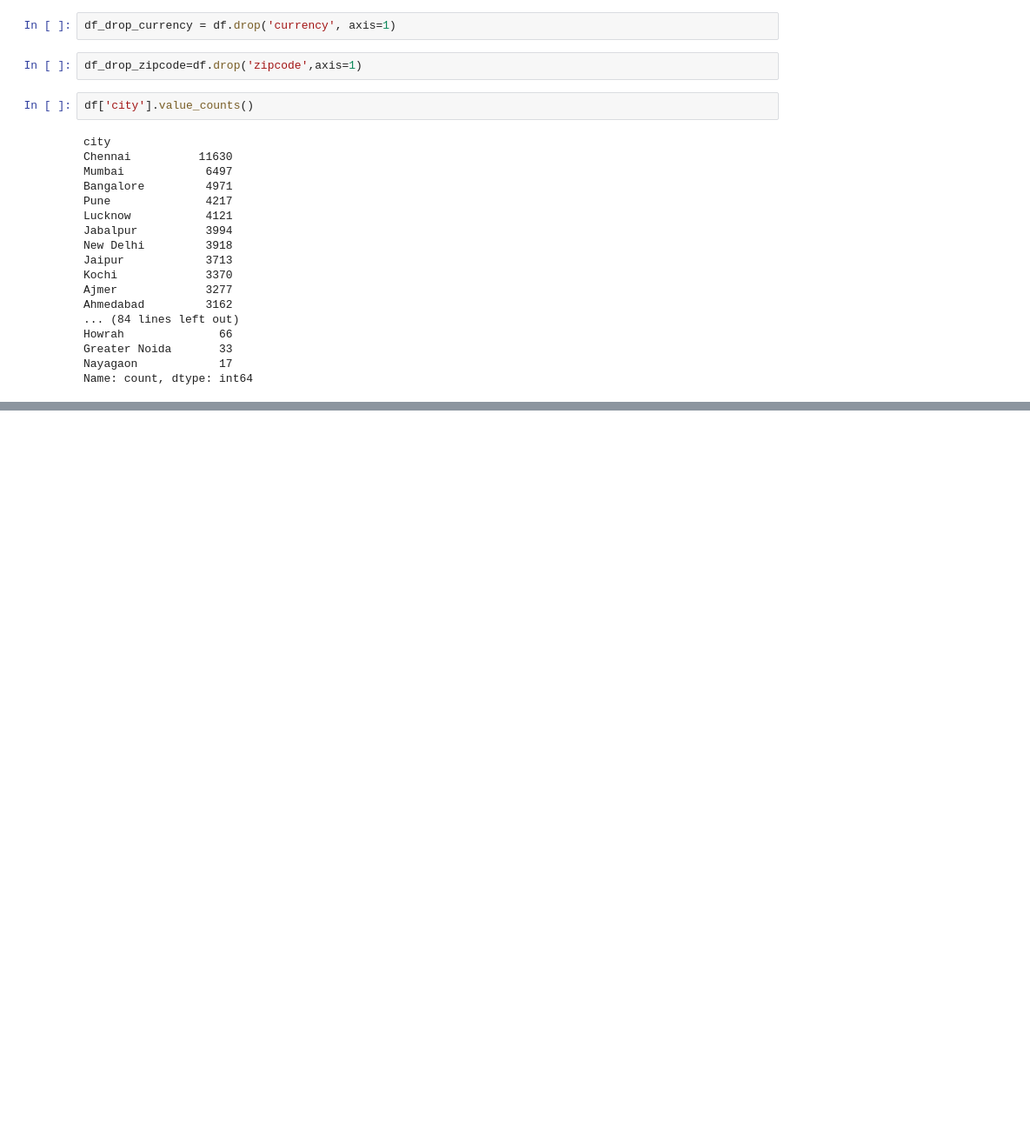
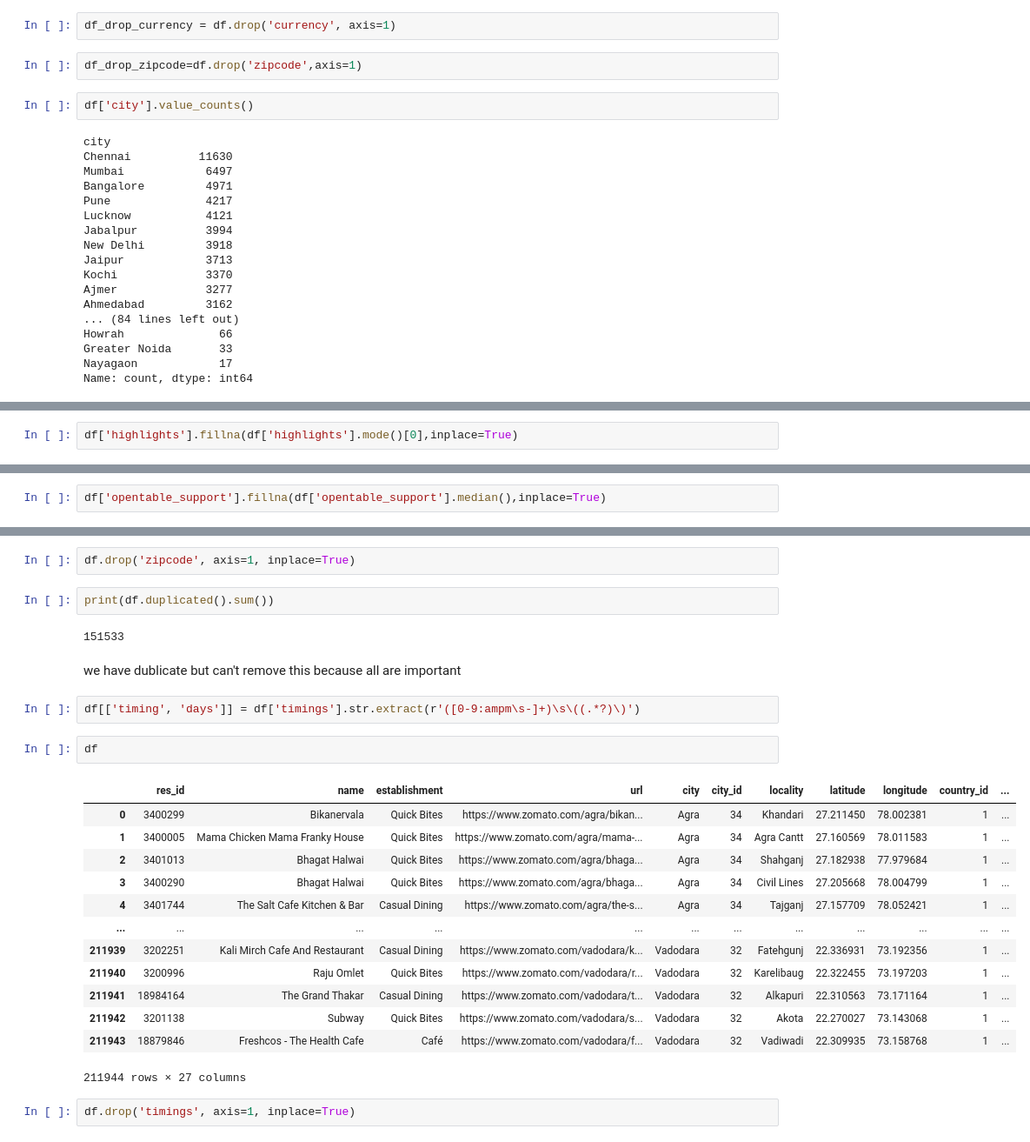
Before and after one commit to Avinash174/DataScience, a Jupyter notebook: python/project/zomato_eda.ipynb, the cells around one changed output, grey strips where cells are left out. Shown at 87% size. Saved outputs shown, nothing was run; the diff lists cells and outputs as text; blank space fills up the shorter version.

```diff
--- a/python/project/zomato_eda.ipynb
+++ b/python/project/zomato_eda.ipynb
@@ -183,0 +327,2 @@ Name: count, dtype: int64
+# %%
+df['highlights'].fillna(df['highlights'].mode()[0],inplace=True)
@@ -183,0 +333,2 @@ Name: count, dtype: int64
+# %%
+df['opentable_support'].fillna(df['opentable_support'].median(),inplace=True)
@@ -183,0 +379,28 @@ Name: count, dtype: int64
+# %%
+df.drop('zipcode', axis=1, inplace=True)
+# %%
+print(df.duplicated().sum())
+# %% [output]
+151533
+# %% [markdown]
+we have dublicate but can't remove this because all are important
+# %%
+df[['timing', 'days']] = df['timings'].str.extract(r'([0-9:ampm\s-]+)\s\((.*?)\)')
+# %%
+df
+# %% [output]
+|  | res_id | name | establishment | url | city | city_id | locality | latitude | longitude | country_id | ... |
+| 0 | 3400299 | Bikanervala | Quick Bites | https://www.zomato.com/agra/bikan... | Agra | 34 | Khandari | 27.211450 | 78.002381 | 1 | ... |
+| 1 | 3400005 | Mama Chicken Mama Franky House | Quick Bites | https://www.zomato.com/agra/mama-... | Agra | 34 | Agra Cantt | 27.160569 | 78.011583 | 1 | ... |
+| 2 | 3401013 | Bhagat Halwai | Quick Bites | https://www.zomato.com/agra/bhaga... | Agra | 34 | Shahganj | 27.182938 | 77.979684 | 1 | ... |
+| 3 | 3400290 | Bhagat Halwai | Quick Bites | https://www.zomato.com/agra/bhaga... | Agra | 34 | Civil Lines | 27.205668 | 78.004799 | 1 | ... |
+| 4 | 3401744 | The Salt Cafe Kitchen & Bar | Casual Dining | https://www.zomato.com/agra/the-s... | Agra | 34 | Tajganj | 27.157709 | 78.052421 | 1 | ... |
+| ... | ... | ... | ... | ... | ... | ... | ... | ... | ... | ... | ... |
+| 211939 | 3202251 | Kali Mirch Cafe And Restaurant | Casual Dining | https://www.zomato.com/vadodara/k... | Vadodara | 32 | Fatehgunj | 22.336931 | 73.192356 | 1 | ... |
+| 211940 | 3200996 | Raju Omlet | Quick Bites | https://www.zomato.com/vadodara/r... | Vadodara | 32 | Karelibaug | 22.322455 | 73.197203 | 1 | ... |
+| 211941 | 18984164 | The Grand Thakar | Casual Dining | https://www.zomato.com/vadodara/t... | Vadodara | 32 | Alkapuri | 22.310563 | 73.171164 | 1 | ... |
+| 211942 | 3201138 | Subway | Quick Bites | https://www.zomato.com/vadodara/s... | Vadodara | 32 | Akota | 22.270027 | 73.143068 | 1 | ... |
+| 211943 | 18879846 | Freshcos - The Health Cafe | Café | https://www.zomato.com/vadodara/f... | Vadodara | 32 | Vadiwadi | 22.309935 | 73.158768 | 1 | ... |
+211944 rows × 27 columns
+# %%
+df.drop('timings', axis=1, inplace=True)
```
Also changed, not shown: parts of 24 cells of this notebook.
